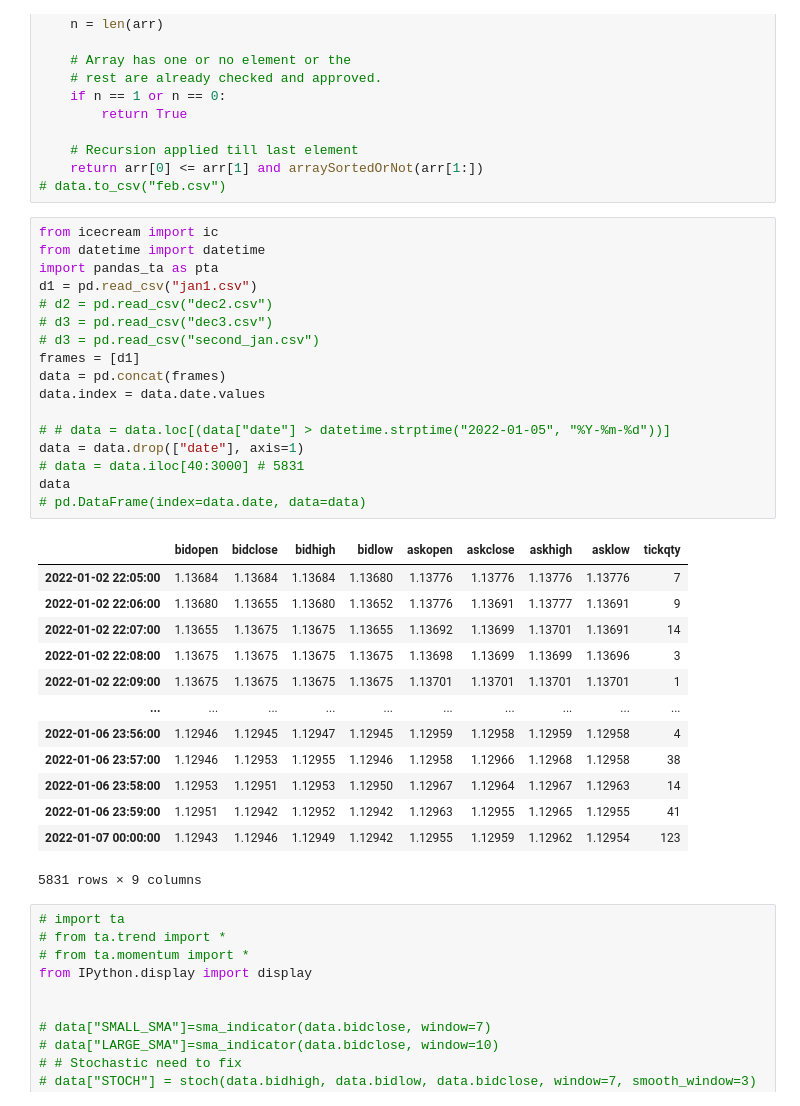
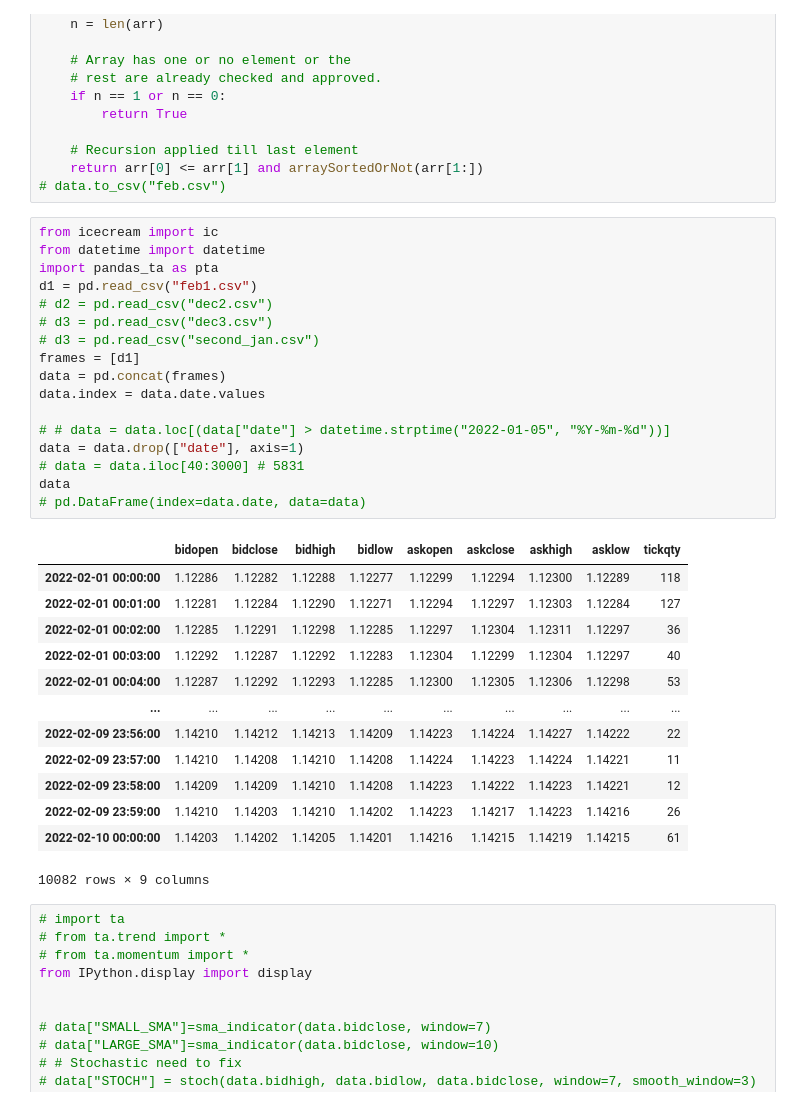
Before and after one commit to sonupal129/affinity, a Jupyter notebook: algo_test.ipynb, the cells around one changed output. Cells and saved outputs as stored; diff of their text form.

```diff
--- a/trading/algo_test.ipynb
+++ b/algo_test.ipynb
@@ -187,34 +259,34 @@ def arraySortedOrNot(arr):
 # %%
 from icecream import ic
 from datetime import datetime
 import pandas_ta as pta
-d1 = pd.read_csv("jan1.csv")
+d1 = pd.read_csv("feb1.csv")
 # d2 = pd.read_csv("dec2.csv")
 # d3 = pd.read_csv("dec3.csv")
 # d3 = pd.read_csv("second_jan.csv")
 frames = [d1]
 data = pd.concat(frames)
 data.index = data.date.values
 
 # # data = data.loc[(data["date"] > datetime.strptime("2022-01-05", "%Y-%m-%d"))]
 data = data.drop(["date"], axis=1)
 # data = data.iloc[40:3000] # 5831
 data
 # pd.DataFrame(index=data.date, data=data)
 # %% [output]
 |  | bidopen | bidclose | bidhigh | bidlow | askopen | askclose | askhigh | asklow | tickqty |
-| 2022-01-02 22:05:00 | 1.13684 | 1.13684 | 1.13684 | 1.13680 | 1.13776 | 1.13776 | 1.13776 | 1.13776 | 7 |
-| 2022-01-02 22:06:00 | 1.13680 | 1.13655 | 1.13680 | 1.13652 | 1.13776 | 1.13691 | 1.13777 | 1.13691 | 9 |
-| 2022-01-02 22:07:00 | 1.13655 | 1.13675 | 1.13675 | 1.13655 | 1.13692 | 1.13699 | 1.13701 | 1.13691 | 14 |
-| 2022-01-02 22:08:00 | 1.13675 | 1.13675 | 1.13675 | 1.13675 | 1.13698 | 1.13699 | 1.13699 | 1.13696 | 3 |
-| 2022-01-02 22:09:00 | 1.13675 | 1.13675 | 1.13675 | 1.13675 | 1.13701 | 1.13701 | 1.13701 | 1.13701 | 1 |
+| 2022-02-01 00:00:00 | 1.12286 | 1.12282 | 1.12288 | 1.12277 | 1.12299 | 1.12294 | 1.12300 | 1.12289 | 118 |
+| 2022-02-01 00:01:00 | 1.12281 | 1.12284 | 1.12290 | 1.12271 | 1.12294 | 1.12297 | 1.12303 | 1.12284 | 127 |
+| 2022-02-01 00:02:00 | 1.12285 | 1.12291 | 1.12298 | 1.12285 | 1.12297 | 1.12304 | 1.12311 | 1.12297 | 36 |
+| 2022-02-01 00:03:00 | 1.12292 | 1.12287 | 1.12292 | 1.12283 | 1.12304 | 1.12299 | 1.12304 | 1.12297 | 40 |
+| 2022-02-01 00:04:00 | 1.12287 | 1.12292 | 1.12293 | 1.12285 | 1.12300 | 1.12305 | 1.12306 | 1.12298 | 53 |
 | ... | ... | ... | ... | ... | ... | ... | ... | ... | ... |
-| 2022-01-06 23:56:00 | 1.12946 | 1.12945 | 1.12947 | 1.12945 | 1.12959 | 1.12958 | 1.12959 | 1.12958 | 4 |
-| 2022-01-06 23:57:00 | 1.12946 | 1.12953 | 1.12955 | 1.12946 | 1.12958 | 1.12966 | 1.12968 | 1.12958 | 38 |
-| 2022-01-06 23:58:00 | 1.12953 | 1.12951 | 1.12953 | 1.12950 | 1.12967 | 1.12964 | 1.12967 | 1.12963 | 14 |
-| 2022-01-06 23:59:00 | 1.12951 | 1.12942 | 1.12952 | 1.12942 | 1.12963 | 1.12955 | 1.12965 | 1.12955 | 41 |
-| 2022-01-07 00:00:00 | 1.12943 | 1.12946 | 1.12949 | 1.12942 | 1.12955 | 1.12959 | 1.12962 | 1.12954 | 123 |
+| 2022-02-09 23:56:00 | 1.14210 | 1.14212 | 1.14213 | 1.14209 | 1.14223 | 1.14224 | 1.14227 | 1.14222 | 22 |
+| 2022-02-09 23:57:00 | 1.14210 | 1.14208 | 1.14210 | 1.14208 | 1.14224 | 1.14223 | 1.14224 | 1.14221 | 11 |
+| 2022-02-09 23:58:00 | 1.14209 | 1.14209 | 1.14210 | 1.14208 | 1.14223 | 1.14222 | 1.14223 | 1.14221 | 12 |
+| 2022-02-09 23:59:00 | 1.14210 | 1.14203 | 1.14210 | 1.14202 | 1.14223 | 1.14217 | 1.14223 | 1.14216 | 26 |
+| 2022-02-10 00:00:00 | 1.14203 | 1.14202 | 1.14205 | 1.14201 | 1.14216 | 1.14215 | 1.14219 | 1.14215 | 61 |
-5831 rows × 9 columns
+10082 rows × 9 columns
 # %%
 # import ta
 # from ta.trend import *
```
Also changed, not shown: parts of 18 cells of this notebook, 18 other files.
